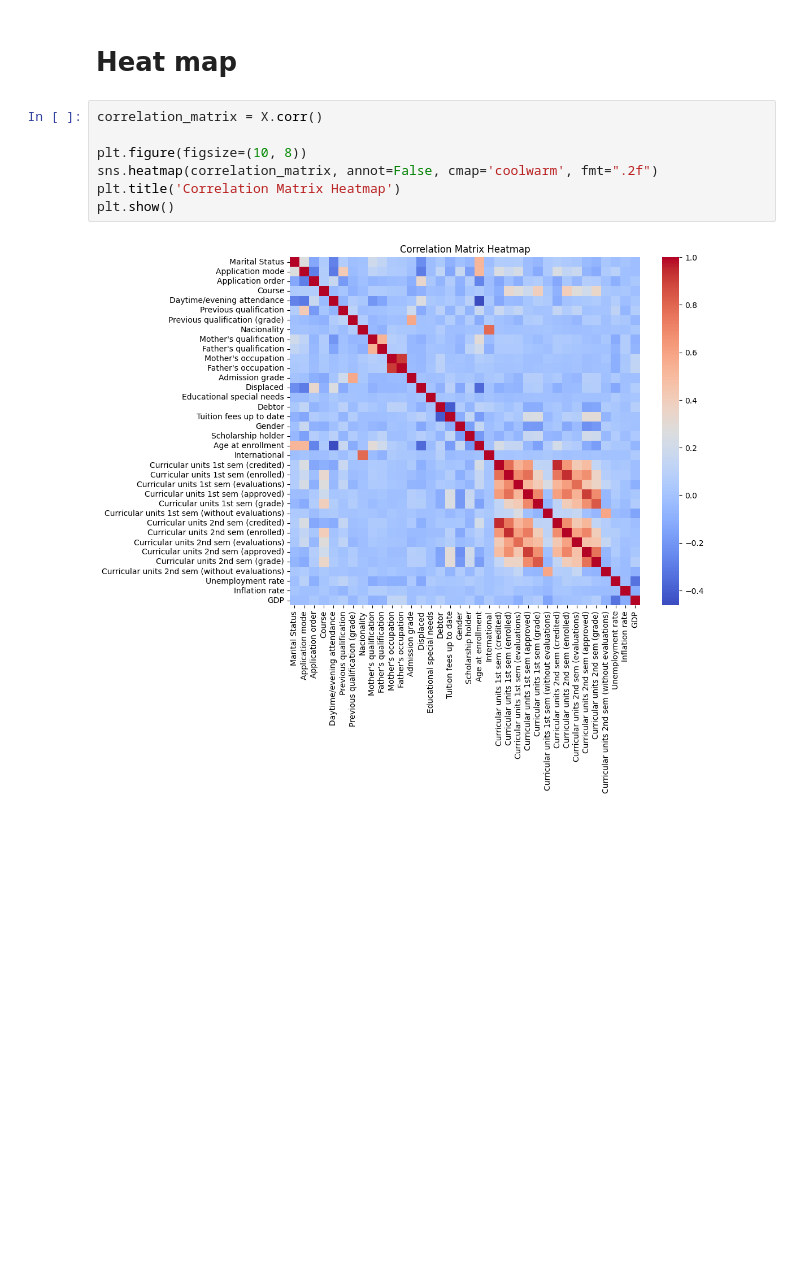
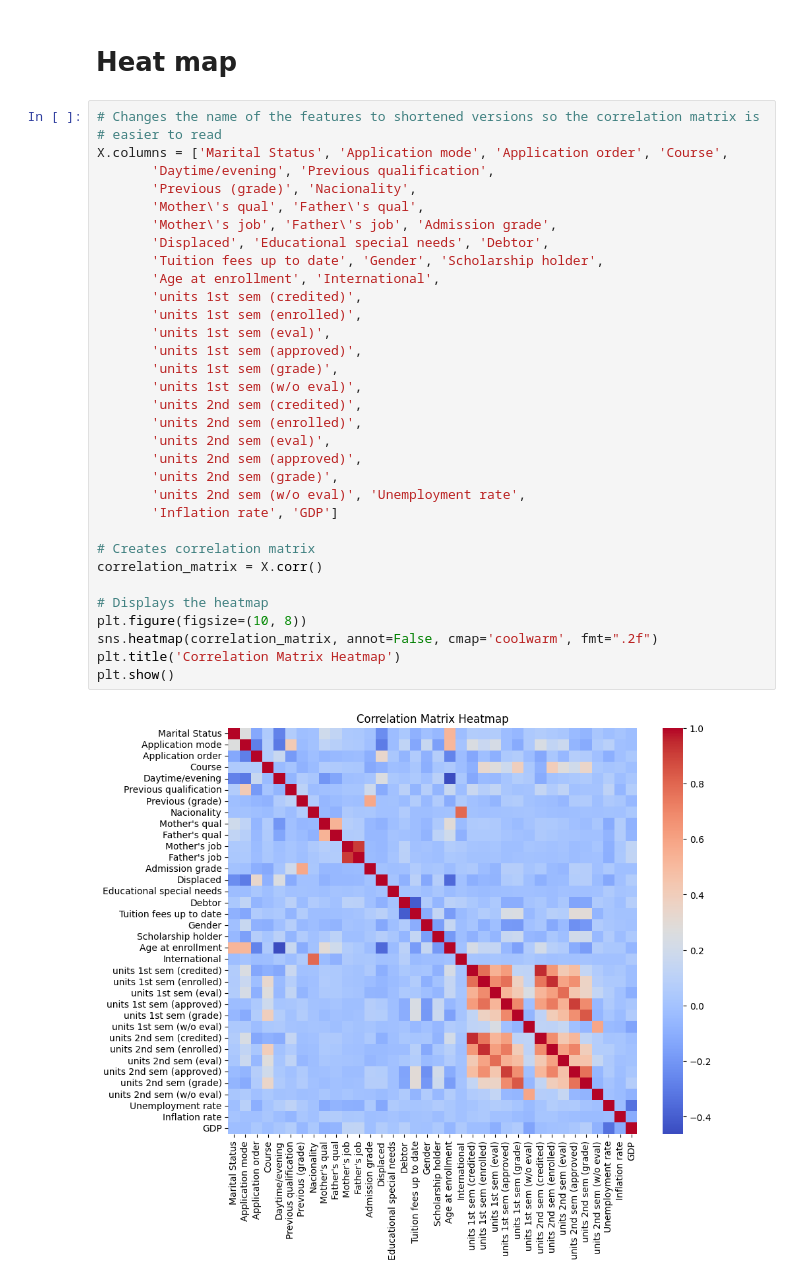
Before and after one commit to ethancla/student-success-ml, a Jupyter notebook: dropout.ipynb, the cells around one changed output. Saved outputs shown, nothing was run; the diff lists cells and outputs as text; blank space fills up the shorter version.

```diff
--- a/dropout.ipynb
+++ b/dropout.ipynb
@@ -231,11 +312,37 @@ Number of outliers = 177
 # %% [markdown]
 # Heat map
 # %%
+# Changes the name of the features to shortened versions so the correlation matrix is
+# easier to read
+X.columns = ['Marital Status', 'Application mode', 'Application order', 'Course',
+       'Daytime/evening', 'Previous qualification',
+       'Previous (grade)', 'Nacionality',
+       'Mother\'s qual', 'Father\'s qual',
+       'Mother\'s job', 'Father\'s job', 'Admission grade',
+       'Displaced', 'Educational special needs', 'Debtor',
+       'Tuition fees up to date', 'Gender', 'Scholarship holder',
+       'Age at enrollment', 'International',
+       'units 1st sem (credited)',
+       'units 1st sem (enrolled)',
+       'units 1st sem (eval)',
+       'units 1st sem (approved)',
+       'units 1st sem (grade)',
+       'units 1st sem (w/o eval)',
+       'units 2nd sem (credited)',
+       'units 2nd sem (enrolled)',
+       'units 2nd sem (eval)',
+       'units 2nd sem (approved)',
+       'units 2nd sem (grade)',
+       'units 2nd sem (w/o eval)', 'Unemployment rate',
+       'Inflation rate', 'GDP']
+
+# Creates correlation matrix
 correlation_matrix = X.corr()
 
+# Displays the heatmap
 plt.figure(figsize=(10, 8))
 sns.heatmap(correlation_matrix, annot=False, cmap='coolwarm', fmt=".2f")
 plt.title('Correlation Matrix Heatmap')
 plt.show()
 # %% [output]
-[figure, old version]
+[figure, new version]
```
Also changed, not shown: parts of 11 cells of this notebook, 1 other file.
